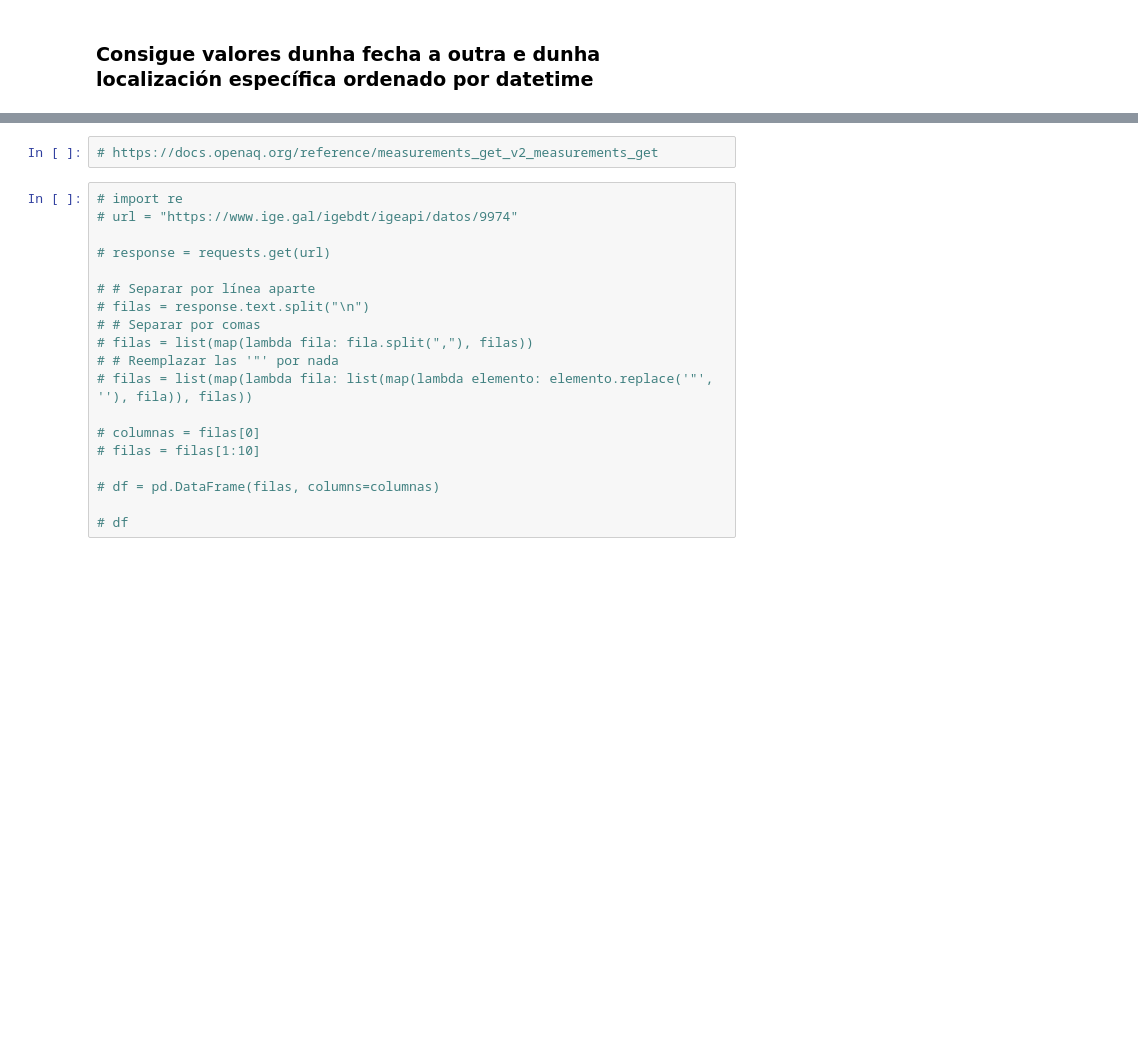
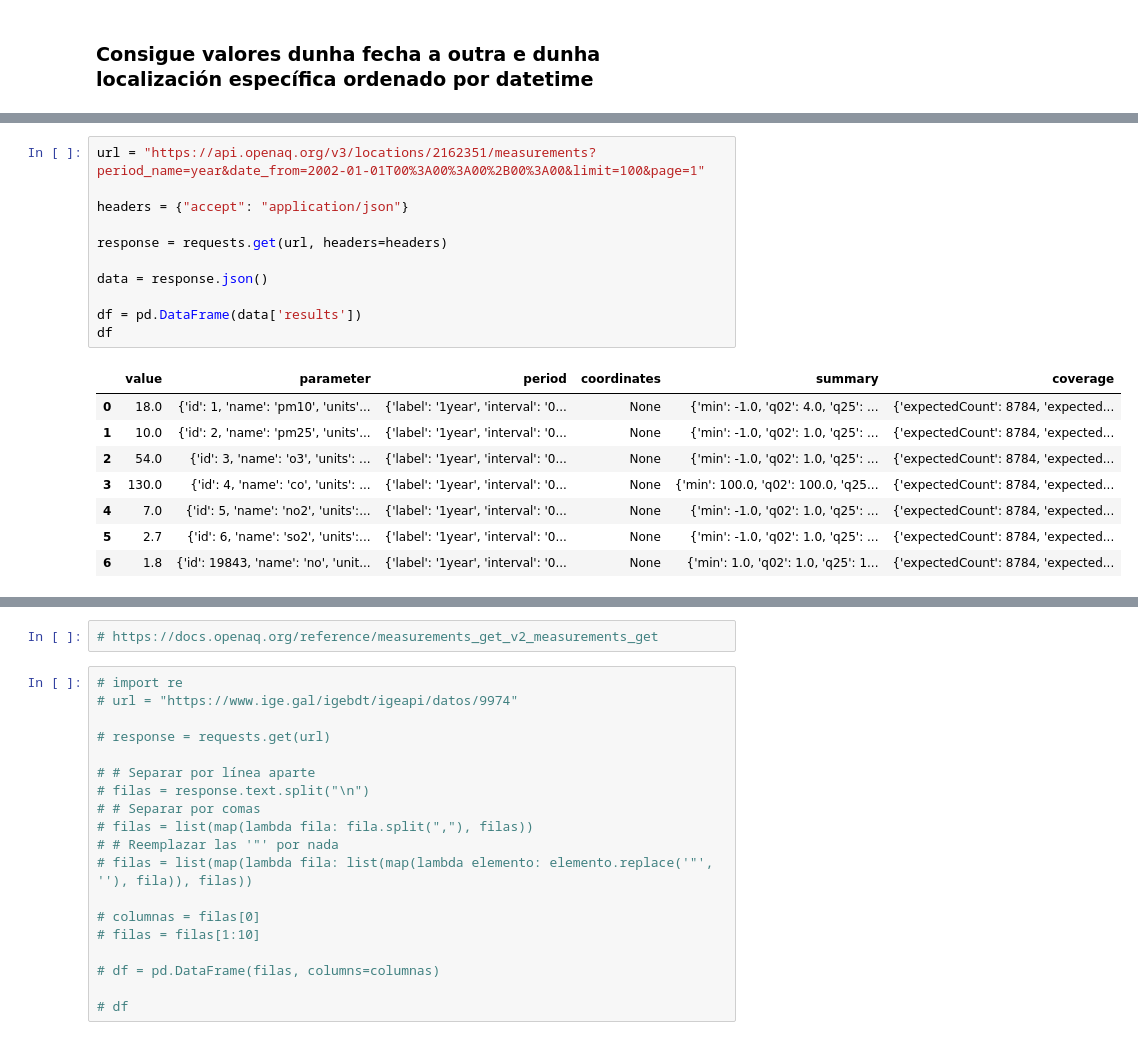
Before and after one commit to DaniMartinezX/SBD, a Jupyter notebook: tarefas/T5.1-panel-control-powerbi/quality_air.ipynb, the cells around one changed output, grey strips where cells are left out. Saved outputs shown, nothing was run; the diff lists cells and outputs as text; blank space fills up the shorter version.

```diff
--- a/tarefas/T5.1-panel-control-powerbi/quality_air.ipynb
+++ b/tarefas/T5.1-panel-control-powerbi/quality_air.ipynb
@@ -173,0 +226,20 @@ save_file.close()
+# %%
+url = "https://api.openaq.org/v3/locations/2162351/measurements?period_name=year&date_from=2002-01-01T00%3A00%3A00%2B00%3A00&limit=100&page=1"
+
+headers = {"accept": "application/json"}
+
+response = requests.get(url, headers=headers)
+
+data = response.json()
+
+df = pd.DataFrame(data['results'])
+df
+# %% [output]
+|  | value | parameter | period | coordinates | summary | coverage |
+| 0 | 18.0 | {'id': 1, 'name': 'pm10', 'units'... | {'label': '1year', 'interval': '0... | None | {'min': -1.0, 'q02': 4.0, 'q25': ... | {'expectedCount': 8784, 'expected... |
+| 1 | 10.0 | {'id': 2, 'name': 'pm25', 'units'... | {'label': '1year', 'interval': '0... | None | {'min': -1.0, 'q02': 1.0, 'q25': ... | {'expectedCount': 8784, 'expected... |
+| 2 | 54.0 | {'id': 3, 'name': 'o3', 'units': ... | {'label': '1year', 'interval': '0... | None | {'min': -1.0, 'q02': 1.0, 'q25': ... | {'expectedCount': 8784, 'expected... |
+| 3 | 130.0 | {'id': 4, 'name': 'co', 'units': ... | {'label': '1year', 'interval': '0... | None | {'min': 100.0, 'q02': 100.0, 'q25... | {'expectedCount': 8784, 'expected... |
+| 4 | 7.0 | {'id': 5, 'name': 'no2', 'units':... | {'label': '1year', 'interval': '0... | None | {'min': -1.0, 'q02': 1.0, 'q25': ... | {'expectedCount': 8784, 'expected... |
+| 5 | 2.7 | {'id': 6, 'name': 'so2', 'units':... | {'label': '1year', 'interval': '0... | None | {'min': -1.0, 'q02': 1.0, 'q25': ... | {'expectedCount': 8784, 'expected... |
+| 6 | 1.8 | {'id': 19843, 'name': 'no', 'unit... | {'label': '1year', 'interval': '0... | None | {'min': 1.0, 'q02': 1.0, 'q25': 1... | {'expectedCount': 8784, 'expected... |
```
Also changed, not shown: parts of 15 cells of this notebook, 2 other files.
